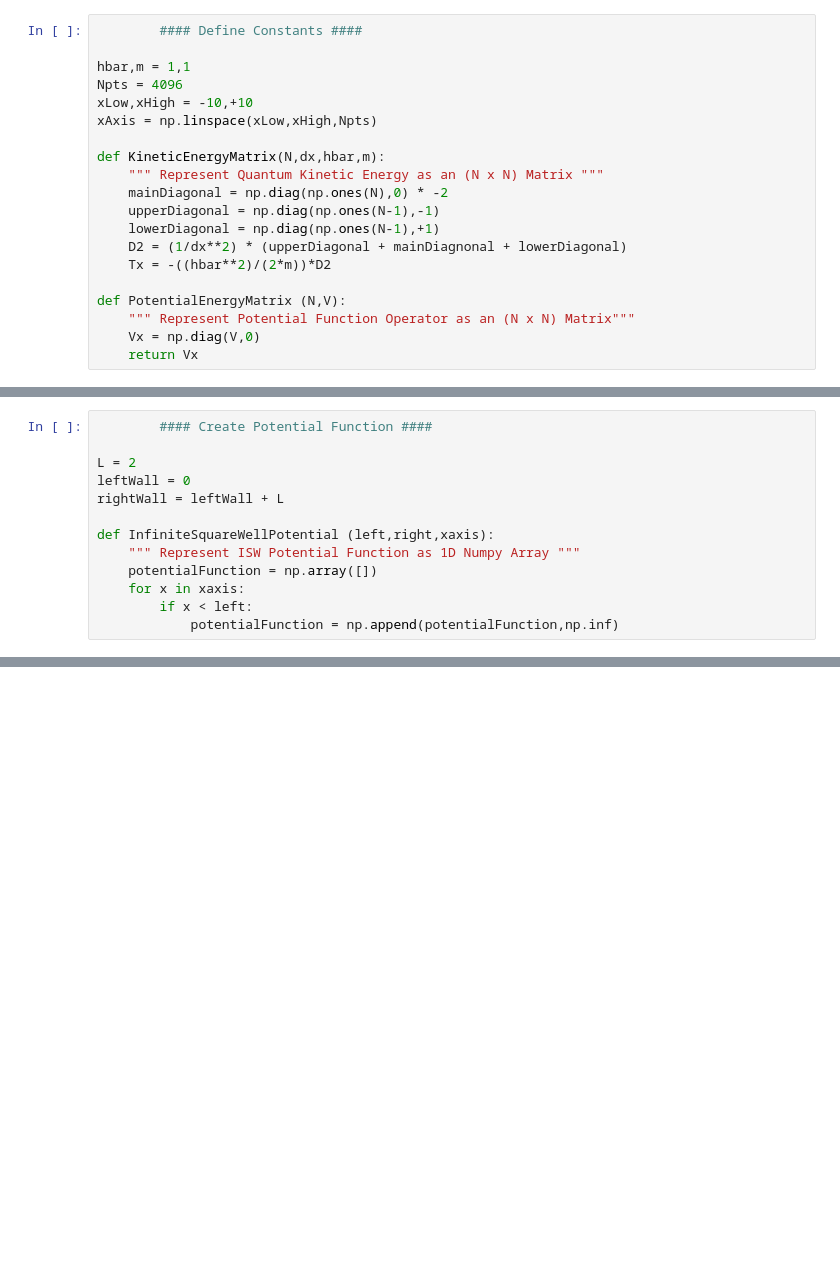
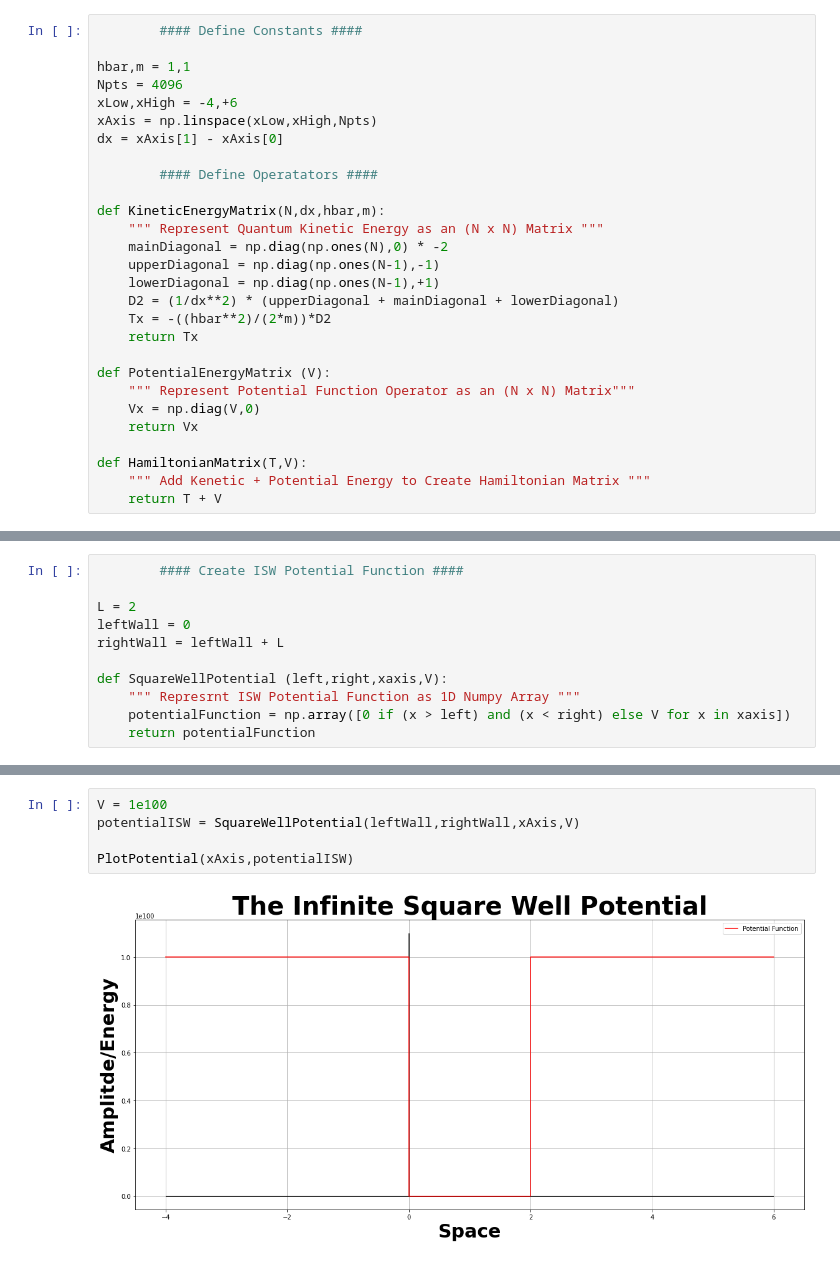
Before and after one commit to landonbuell/Quantum-101, a Jupyter notebook: Chapter 2 - Notebooks/Section 1 - The Infinite Square Well.ipynb, the cells around one changed output, grey strips where cells are left out. Drawn from its saved outputs; the diff is of its cells as text; blank space fills up the shorter version.

```diff
--- a/Chapter 2 - Notebooks/Section 1 - The Infinite Square Well.ipynb
+++ b/Chapter 2 - Notebooks/Section 1 - The Infinite Square Well.ipynb
@@ -16,18 +18,26 @@ import pandas as pd
 
 hbar,m = 1,1
 Npts = 4096
-xLow,xHigh = -10,+10
+xLow,xHigh = -4,+6
 xAxis = np.linspace(xLow,xHigh,Npts)
+dx = xAxis[1] - xAxis[0]
+
+        #### Define Operatators ####
 
 def KineticEnergyMatrix(N,dx,hbar,m):
     """ Represent Quantum Kinetic Energy as an (N x N) Matrix """
     mainDiagonal = np.diag(np.ones(N),0) * -2
     upperDiagonal = np.diag(np.ones(N-1),-1)
     lowerDiagonal = np.diag(np.ones(N-1),+1)
-    D2 = (1/dx**2) * (upperDiagonal + mainDiagnonal + lowerDiagonal)
+    D2 = (1/dx**2) * (upperDiagonal + mainDiagonal + lowerDiagonal)
     Tx = -((hbar**2)/(2*m))*D2
+    return Tx
 
-def PotentialEnergyMatrix (N,V):
+def PotentialEnergyMatrix (V):
     """ Represent Potential Function Operator as an (N x N) Matrix"""
     Vx = np.diag(V,0)
     return Vx
+
+def HamiltonianMatrix(T,V):
+    """ Add Kenetic + Potential Energy to Create Hamiltonian Matrix """
+    return T + V
@@ -34,13 +81,11 @@ def PotentialEnergyMatrix (N,V):
 # %%
-        #### Create Potential Function ####
+        #### Create ISW Potential Function ####
 
 L = 2
 leftWall = 0
 rightWall = leftWall + L
 
-def InfiniteSquareWellPotential (left,right,xaxis):
-    """ Represent ISW Potential Function as 1D Numpy Array """
-    potentialFunction = np.array([])
-    for x in xaxis:
-        if x < left:
-            potentialFunction = np.append(potentialFunction,np.inf)
+def SquareWellPotential (left,right,xaxis,V):
+    """ Represrnt ISW Potential Function as 1D Numpy Array """
+    potentialFunction = np.array([0 if (x > left) and (x < right) else V for x in xaxis])
+    return potentialFunction
@@ -48,0 +94,7 @@ IndentationError: expected an indented block (<ipython-input-17-4fe761af169d>, l
+# %%
+V = 1e100
+potentialISW = SquareWellPotential(leftWall,rightWall,xAxis,V)
+
+PlotPotential(xAxis,potentialISW)
+# %% [output]
+[figure, added]
```
Also changed, not shown: parts of 13 cells of this notebook.
